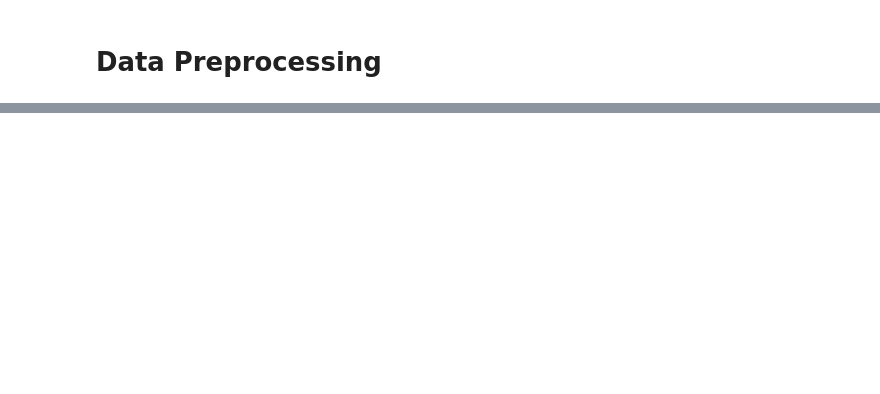
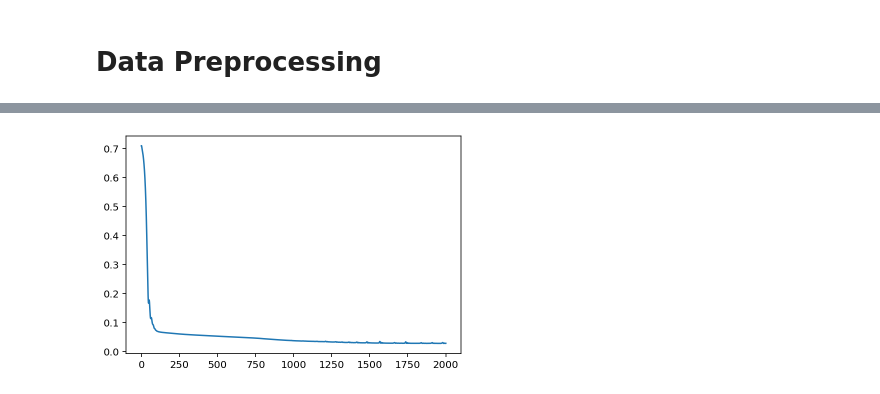
Before and after one commit to stockeh/cira-ml-soundings, a Jupyter notebook: notebooks/data-preprocessing.ipynb, the cells around one changed output, grey strips where cells are left out. Saved outputs shown, nothing was run; the diff lists cells and outputs as text; code cells hidden in the pictures; blank space fills up the shorter version.

```diff
--- a/notebooks/data-preprocessing.ipynb
+++ b/notebooks/data-preprocessing.ipynb
@@ -124,0 +216,4 @@ skew.plot(Dns[i][:,0], Dns[i][:,2], 'g');
+# %%
+plt.plot(best_nnet.get_error_trace());
+# %% [output]
+[figure, added]
```
Also changed, not shown: parts of 11 cells of this notebook, 4 other files.
